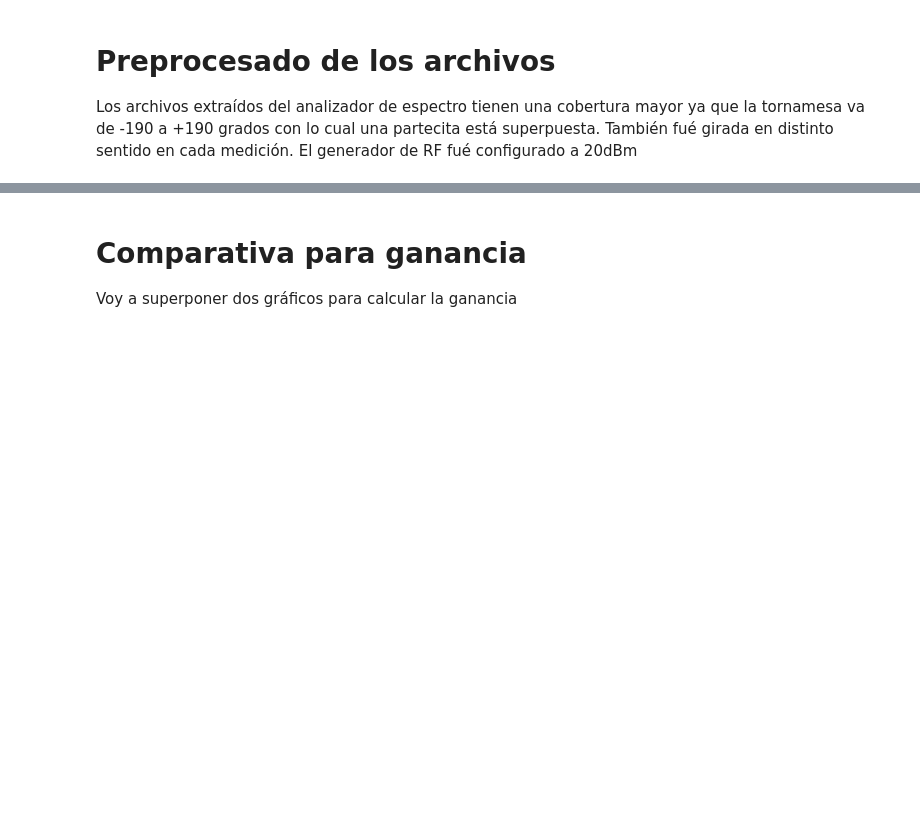
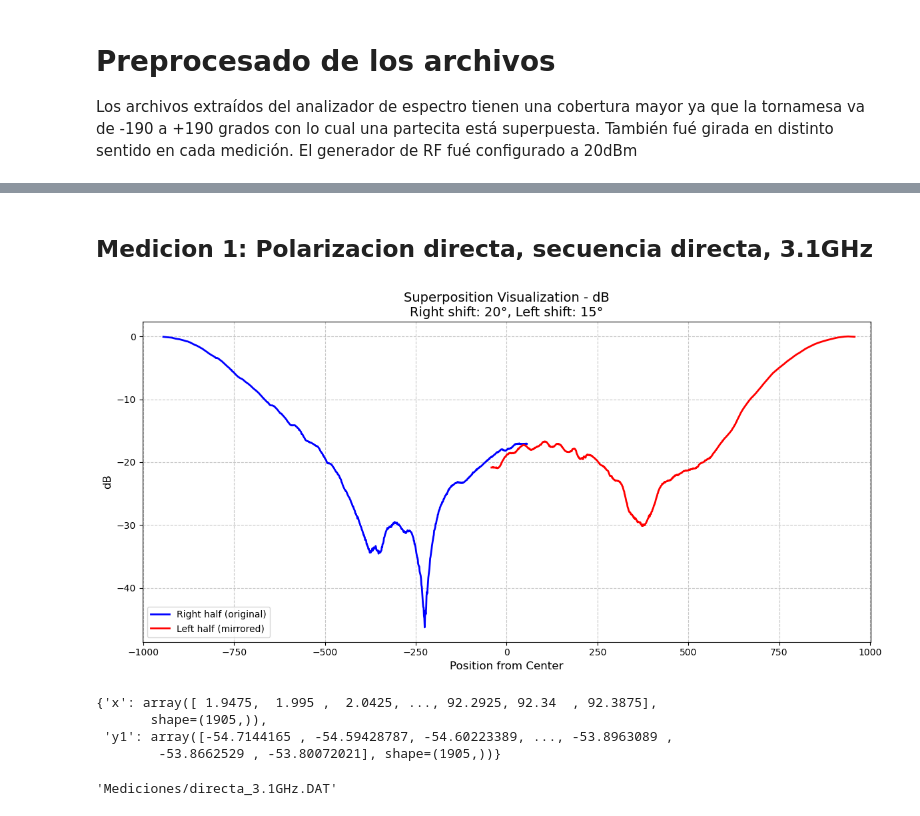
Before and after one commit to SimonAulet/antenas_lab2, a Jupyter notebook: Preprocesado.ipynb, the cells around one changed output, grey strips where cells are left out. Cells and saved outputs as stored; diff of their text form; code cells hidden in the pictures; blank space fills up the shorter version.

```diff
--- a/Preprocesado.ipynb
+++ b/Preprocesado.ipynb
@@ -141,3 +20,21 @@ biantena_vertical3.data['y1'].max()
-# %% [markdown]
-# Comparativa para ganancia
-Voy a superponer dos gráficos para calcular la ganancia
+# %%
+medicion_1 = load_sa_data('./Mediciones/Originales/1ra med 31Ghz.DAT')
+medicion_2 = load_sa_data('./Mediciones/Originales/2da med 29Ghz.DAT')
+medicion_3 = load_sa_data('./Mediciones/Originales/3ra med 27Ghz.DAT')
+medicion_4 = load_sa_data('./Mediciones/Originales/4ta med 27Ghz.DAT')
+medicion_5 = load_sa_data('./Mediciones/Originales/5ta med 29Ghz cruz.DAT')
+medicion_6 = load_sa_data('./Mediciones/Originales/6ta med 31Ghz cruz.DAT')
+medicion_7 = load_sa_data('./Mediciones/Originales/7ma med piso ruido.DAT')
+# %% [markdown]
+## Medicion 1: Polarizacion directa, secuencia directa, 3.1GHz
+# %%
+crop_data_1 = medicion_1.plot_superposition(left_shift_deg=15, right_shift_deg=20)
+# %% [output]
+[figure, added]
+# %%
+medicion_1.crop_data(**crop_data_1)
+# %% [output]
+{'x': array([ 1.9475,  1.995 ,  2.0425, ..., 92.2925, 92.34  , 92.3875],
+       shape=(1905,)),
+ 'y1': array([-54.7144165 , -54.59428787, -54.60223389, ..., -53.8963089 ,
+        -53.8662529 , -53.80072021], shape=(1905,))}
@@ -143,0 +43,4 @@ Voy a superponer dos gráficos para calcular la ganancia
+# %%
+medicion_1.save_processed_data(output_dir='Mediciones/')
+# %% [output]
+'Mediciones/directa_3.1GHz.DAT'
```
Also changed, not shown: parts of 52 cells of this notebook, 8 other files.
